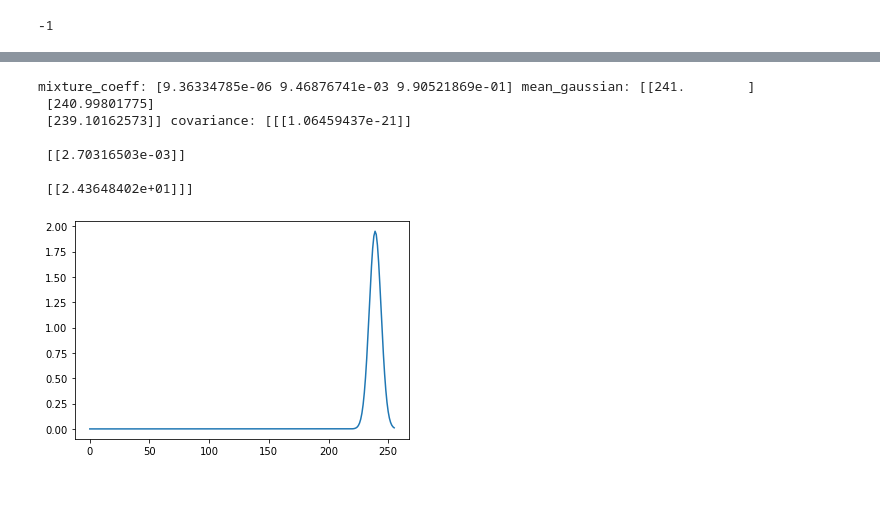
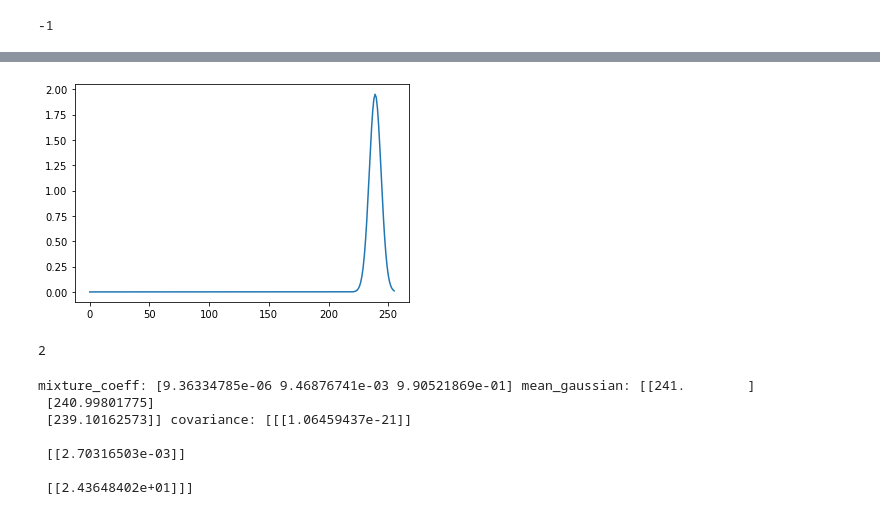
Before and after one commit to bshantam97/Underwater_Color_Segmentation_GMM_EM_Algorithm, a Jupyter notebook: notebooks/Modified_Underwater_Color_Segmentation.ipynb, the cells around one changed output, grey strips where cells are left out. Cells and saved outputs as stored; diff of their text form; code cells hidden in the pictures.

```diff
--- a/notebooks/Modified_Underwater_Color_Segmentation.ipynb
+++ b/notebooks/Modified_Underwater_Color_Segmentation.ipynb
@@ -327,0 +349,11 @@ train_data = train_data[:30000,:]
+# %%
+y = []
+x = []
+for i in range(0, 256):
+    x.append(i)
+    output = gaussian_estimation(i, mean_gaussian[0], covariance[0], 1) * mixture_coeff[0] + gaussian_estimation(i, mean_gaussian[1], covariance[1], 1) * mixture_coeff[1] + gaussian_estimation(i, mean_gaussian[2], covariance[2], 1) * mixture_coeff[2]
+    y.append(output)
+plt.plot(x,y)
+plt.show()
+# %% [output]
+[figure, added]
@@ -328,3 +404,8 @@ train_data = train_data[:30000,:]
+# %%
+x = np.array([[[1,2],[4,5],[7,8]],[[1,2],[4,5],[7,8]],[[1,2],[4,5],[7,8]]])
+x.shape[2]
+# %% [output]
+2
 # %%
 print(f'mixture_coeff: {mixture_coeff} mean_gaussian: {mean_gaussian} covariance: {covariance}')
 # %% [output]
@@ -335,14 +416,3 @@ mixture_coeff: [9.36334785e-06 9.46876741e-03 9.90521869e-01] mean_gaussian: [[2
  [[2.70316503e-03]]
 
  [[2.43648402e+01]]]
-# %%
-y = []
-x = []
-for i in range(0, 256):
-    x.append(i)
-    output = gaussian_estimation(i, mean_gaussian[2], covariance[2], 1) * mixture_coeff[2]
-    y.append(output)
-plt.plot(x,y)
-plt.show()
-# %% [output]
-[figure, removed]
```
Also changed, not shown: parts of 7 cells of this notebook, 1 other file.
